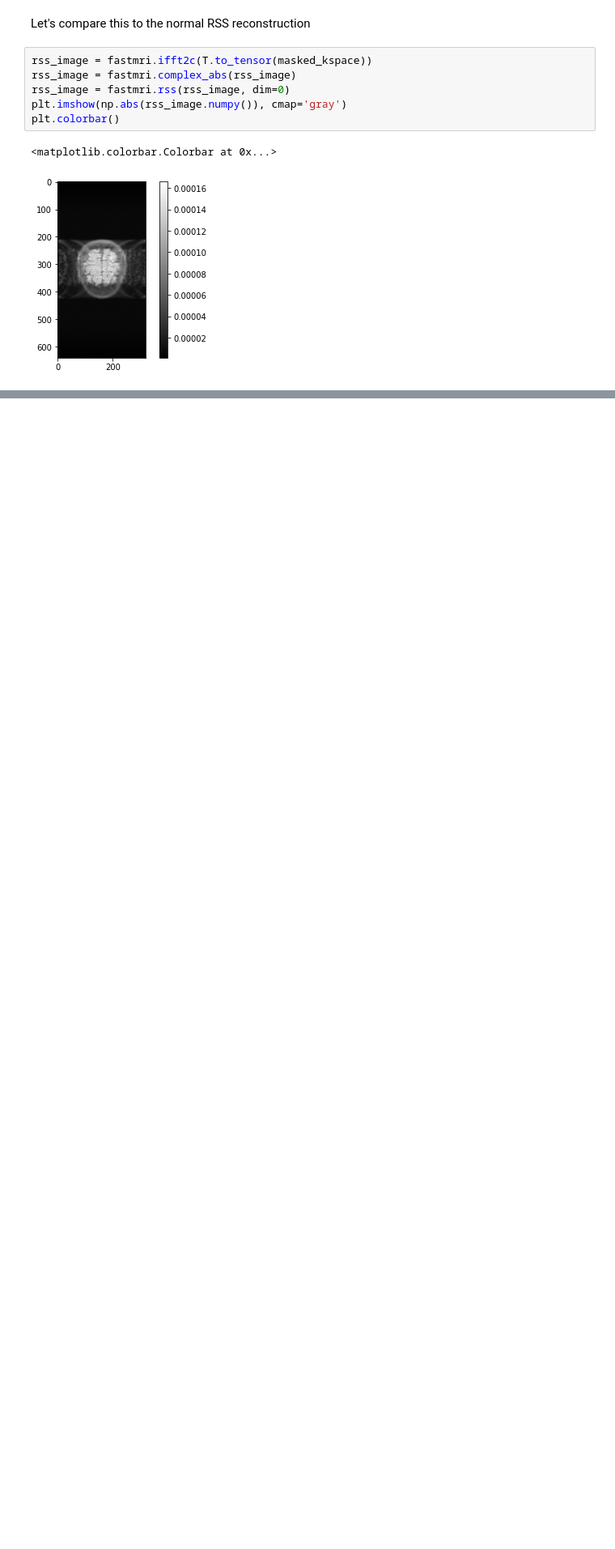
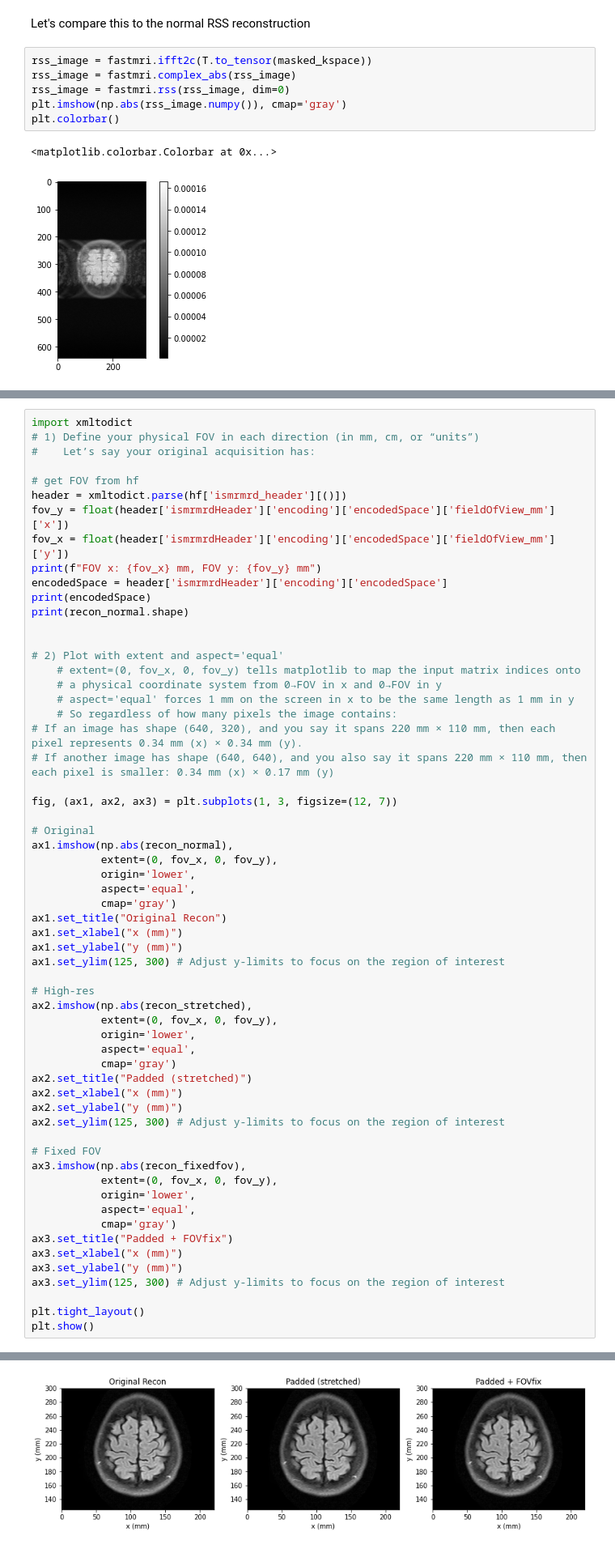
Before and after one commit to AlexSlock/fastMRI-hybrid-modelling, a Jupyter notebook: fastMRI/cs_reconstructions.ipynb, the cells around one changed output, grey strips where cells are left out. Shown at 81% size. Cells and saved outputs as stored; diff of their text form; blank space fills up the shorter version.

```diff
--- a/fastMRI/cs_reconstructions.ipynb
+++ b/fastMRI/cs_reconstructions.ipynb
@@ -414,0 +512,61 @@ plt.colorbar()
+# %%
+import xmltodict
+# 1) Define your physical FOV in each direction (in mm, cm, or “units”)
+#    Let’s say your original acquisition has:
+
+# get FOV from hf
+header = xmltodict.parse(hf['ismrmrd_header'][()])
+fov_y = float(header['ismrmrdHeader']['encoding']['encodedSpace']['fieldOfView_mm']['x'])
+fov_x = float(header['ismrmrdHeader']['encoding']['encodedSpace']['fieldOfView_mm']['y'])
+print(f"FOV x: {fov_x} mm, FOV y: {fov_y} mm")
+encodedSpace = header['ismrmrdHeader']['encoding']['encodedSpace']
+print(encodedSpace)
+print(recon_normal.shape)
+
+
+# 2) Plot with extent and aspect='equal'
+    # extent=(0, fov_x, 0, fov_y) tells matplotlib to map the input matrix indices onto
+    # a physical coordinate system from 0→FOV in x and 0→FOV in y
+    # aspect='equal' forces 1 mm on the screen in x to be the same length as 1 mm in y
+    # So regardless of how many pixels the image contains:
+# If an image has shape (640, 320), and you say it spans 220 mm × 110 mm, then each pixel represents 0.34 mm (x) × 0.34 mm (y).
+# If another image has shape (640, 640), and you also say it spans 220 mm × 110 mm, then each pixel is smaller: 0.34 mm (x) × 0.17 mm (y)
+
+fig, (ax1, ax2, ax3) = plt.subplots(1, 3, figsize=(12, 7))
+
+# Original
+ax1.imshow(np.abs(recon_normal),
+           extent=(0, fov_x, 0, fov_y),
+           origin='lower',
+           aspect='equal',
+           cmap='gray')
+ax1.set_title("Original Recon")
+ax1.set_xlabel("x (mm)")
+ax1.set_ylabel("y (mm)")
+ax1.set_ylim(125, 300) # Adjust y-limits to focus on the region of interest
+
+# High‑res
+ax2.imshow(np.abs(recon_stretched),
+           extent=(0, fov_x, 0, fov_y),
+           origin='lower',
+           aspect='equal',
+           cmap='gray')
+ax2.set_title("Padded (stretched)")
+ax2.set_xlabel("x (mm)")
+ax2.set_ylabel("y (mm)")
+ax2.set_ylim(125, 300) # Adjust y-limits to focus on the region of interest
+
+# Fixed FOV
+ax3.imshow(np.abs(recon_fixedfov),
+           extent=(0, fov_x, 0, fov_y),
+           origin='lower',
+           aspect='equal',
+           cmap='gray')
+ax3.set_title("Padded + FOVfix")
+ax3.set_xlabel("x (mm)")
+ax3.set_ylabel("y (mm)")
+ax3.set_ylim(125, 300) # Adjust y-limits to focus on the region of interest
+
+plt.tight_layout()
+plt.show()
+# %% [output]
@@ -414,0 +576 @@ plt.colorbar()
+[figure, added]
```
Also changed, not shown: parts of 14 cells of this notebook, 18 other files.
